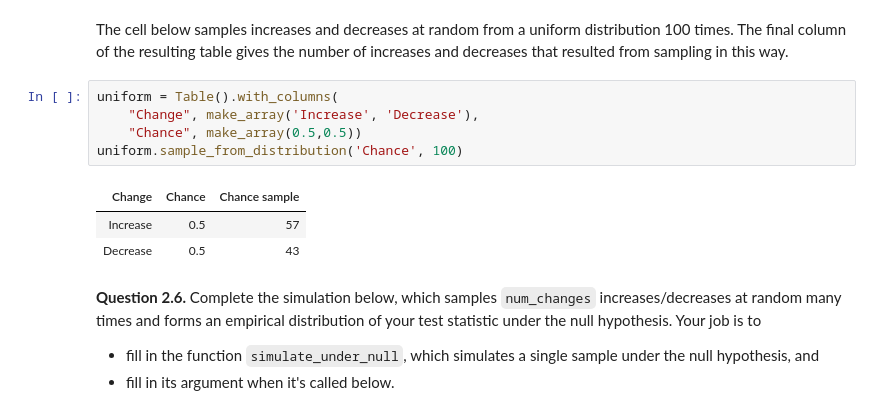
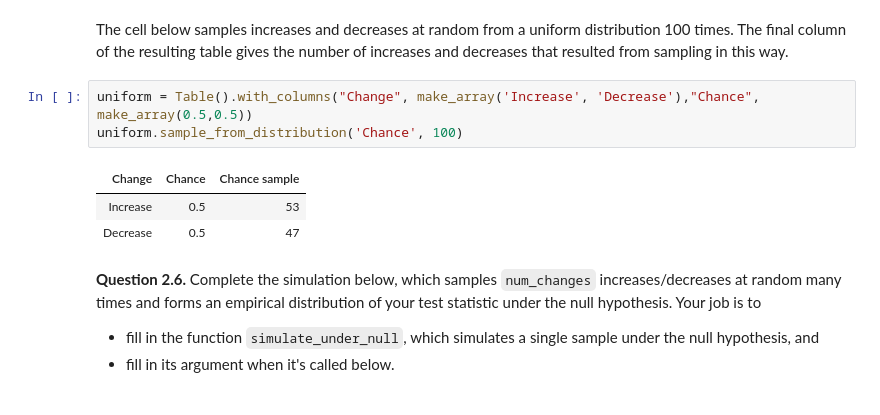
Before and after one commit to babloomarkose/DataInPython, a Jupyter notebook: Inference/# A Study on Capital Punishment and Murder Rates.ipynb, the cells around one changed output. Drawn from its saved outputs; the diff is of its cells as text.

```diff
--- a/Inference/# A Study on Capital Punishment and Murder Rates.ipynb
+++ b/Inference/# A Study on Capital Punishment and Murder Rates.ipynb
@@ -252,14 +252,12 @@ Large positive values are evidence in favor of the alternative hypothesis, and o
 # %% [markdown]
 The cell below samples increases and decreases at random from a uniform distribution 100 times. The final column of the resulting table gives the number of increases and decreases that resulted from sampling in this way.
 # %%
-uniform = Table().with_columns(
-    "Change", make_array('Increase', 'Decrease'),
-    "Chance", make_array(0.5,0.5))
+uniform = Table().with_columns("Change", make_array('Increase', 'Decrease'),"Chance", make_array(0.5,0.5))
 uniform.sample_from_distribution('Chance', 100)
 # %% [output]
 | Change | Chance | Chance sample |
-| Increase | 0.5 | 57 |
-| Decrease | 0.5 | 43 |
+| Increase | 0.5 | 53 |
+| Decrease | 0.5 | 47 |
 # %% [markdown]
 **Question 2.6.** Complete the simulation below, which samples `num_changes` increases/decreases at random many times and forms an empirical distribution of your test statistic under the null hypothesis.  Your job is to
 * fill in the function `simulate_under_null`, which simulates a single sample under the null hypothesis, and
```
Also changed, not shown: parts of 2 cells of this notebook, 13 other files.
